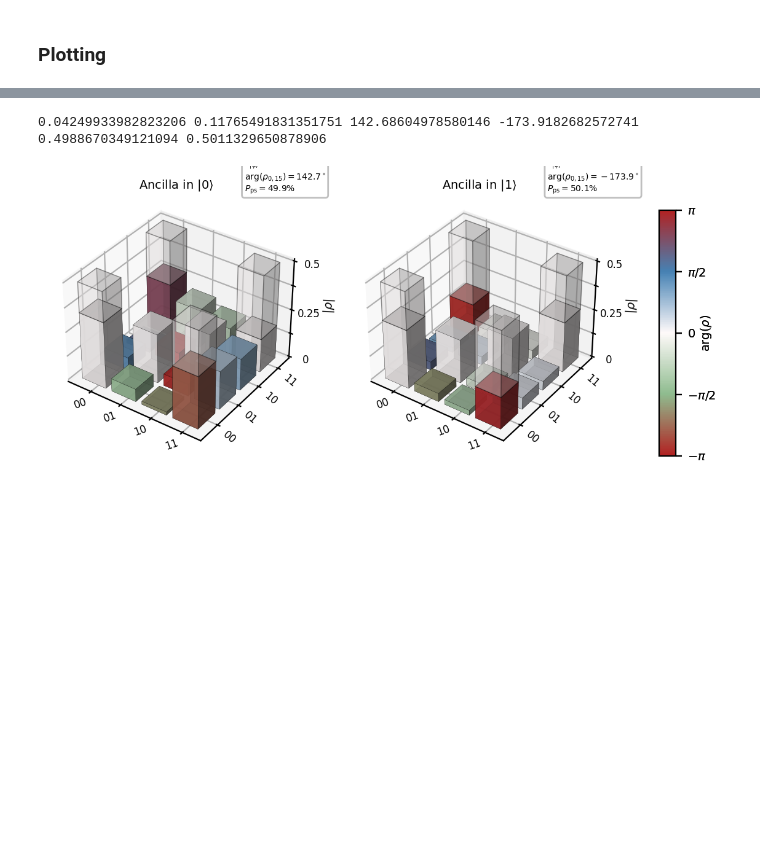
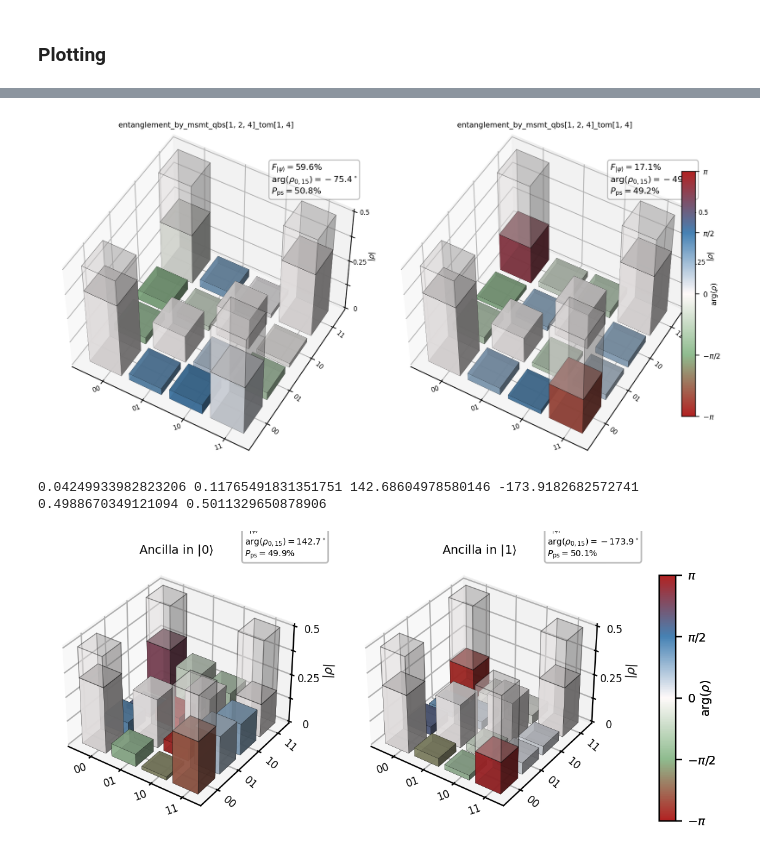
Before and after one commit to codecrap/inspire-experiments, a Jupyter notebook: notebooks/entanglement_by_measurement_analysis.ipynb, the cells around one changed output, grey strips where cells are left out. Cells and saved outputs as stored; diff of their text form; code cells hidden in the pictures; blank space fills up the shorter version.

Commit message:
Progress on entanglement by msmt

```diff
--- a/notebooks/entanglement_by_measurement_analysis.ipynb
+++ b/notebooks/entanglement_by_measurement_analysis.ipynb
@@ -128,10 +138,11 @@ masks_1 = [None] * len(gate_order)
 tomo_shots_dict = {qb: {} for qb in tomo_qubits}
 
 for i, tomo_state in enumerate(gate_order):
-    print(tomo_state)
-    filename = exp_name + f"_M{tuple(tomo_state)}" + "_sim-msmt" if sim_msmt else exp_name + f"_M{tuple(tomo_state)}"
-    bitstrings = get_csv_data(filename + "_RAW.csv")
-    # print(bitstrings)
+    # print(tomo_state)
+    filename = exp_name + f"_M{tuple(tomo_state)}"
+    print(filename)
+    bitstrings = ExperimentData.get_csv_data(filename + "_RAW.csv", use_string_repr=False)
+    print(bitstrings)
     if sim_msmt:
         # for simultaneous msmt
         mask_bits = bitstrings
@@ -147,7 +158,7 @@ for i, tomo_state in enumerate(gate_order):
 
     # create dict for shots by qubit, per tomo_state
     for qb in shots_dict.keys():
-        tomo_shots_dict[qb][tomo_state] = np.array(list(map(lambda s: int(s[-1-qb]), tomo_bits)))
+        tomo_shots_dict[qb][tomo_state] = 1 - 2*np.array(list(map(lambda s: int(s[-1-qb]), tomo_bits)))
 
 tomo_shots_dict
 # %% [output]
@@ -212,3 +278,20 @@ array([[ True,  True,  True,  True],
+# %%
+rho_model = np.zeros(rho_0.shape)
+rho_model[ 0, 0] = 0.5
+rho_model[ 0,-1] = 0.5
+rho_model[-1, 0] = 0.5
+rho_model[-1,-1] = 0.5
+fid_0 = fidelity(rho_0, rho_model)
+fid_1 = fidelity(rho_1, rho_model.conj())
+angle_0 = np.angle(rho_0[0,1], deg=True)
+angle_1 = np.angle(rho_1[0,1], deg=True)
+
+fig = plot_density_matrix(rho=rho_0, rho_id=rho_model, angle=angle_0, fidelity=fid_0, ps_frac=np.mean(list(p_frac0.values())), title=exp_name,
+  rho2=rho_1, rho2_id=rho_model.conj(), angle2=angle_1, fidelity2=fid_1, ps_frac2=np.mean(list(p_frac1.values())), title2=exp_name,
+                          camera_azim=-60, camera_elev=50)
+# ExperimentData.save_fig(fig, exp_name)
+# %% [output]
+[figure, added]
 # %%
 R_0 = np.zeros(rho_0.shape)
 R_0[ 0, 0] = 0.5
```
Also changed, not shown: parts of 20 cells of this notebook, 1 other file.
